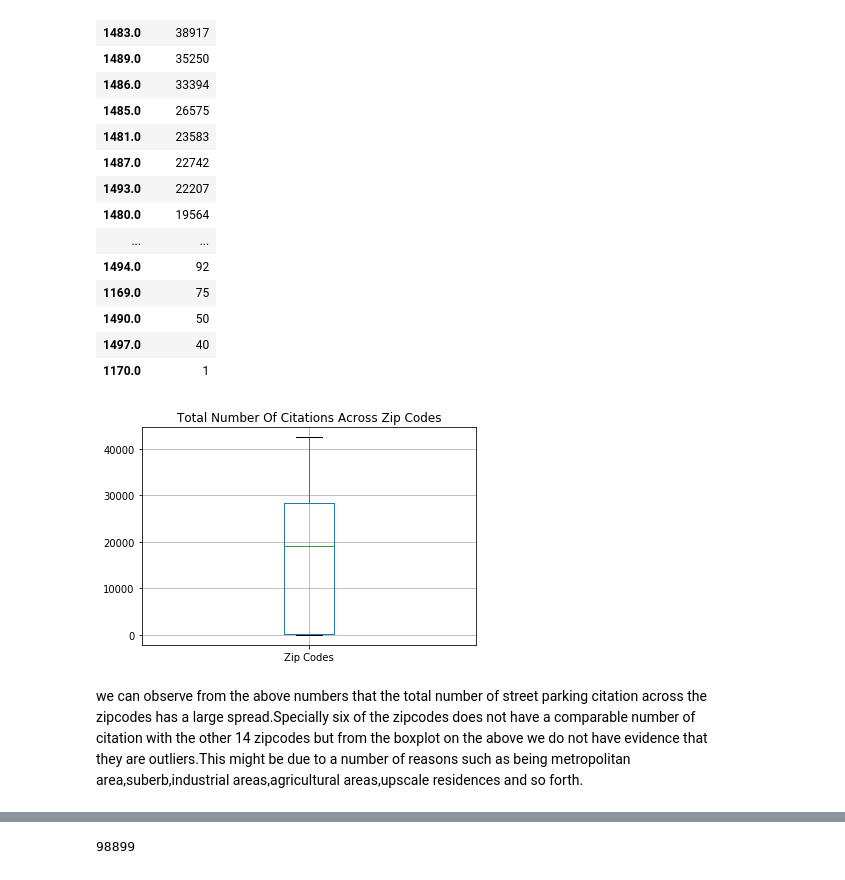
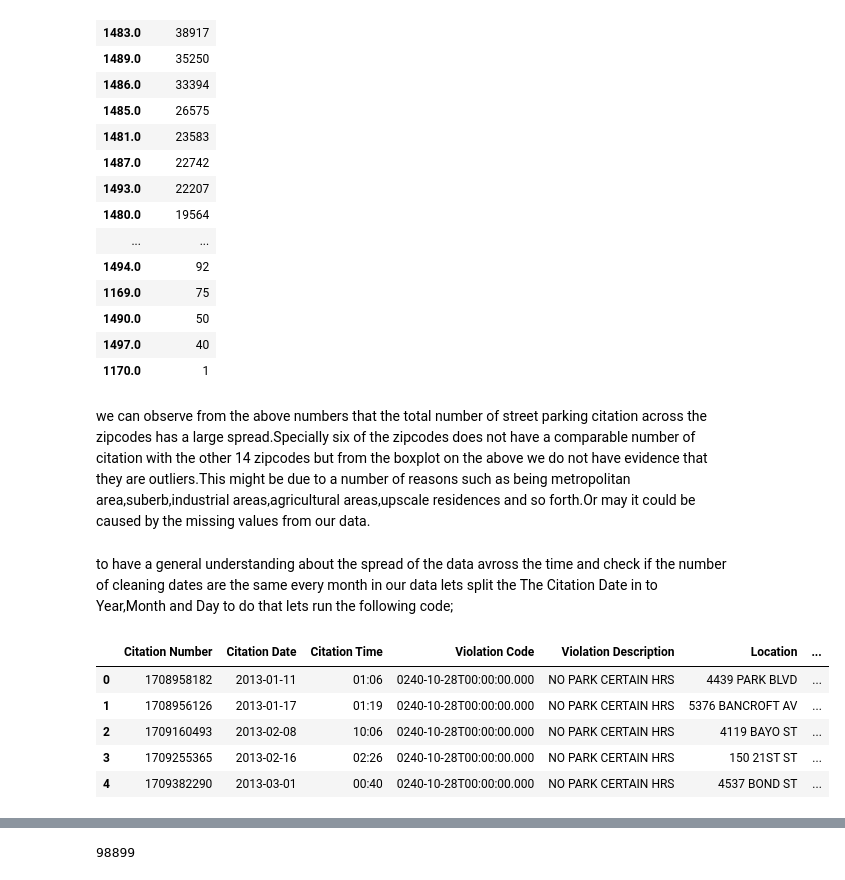
Before and after one commit to AmanuelKG/capstone_2, a Jupyter notebook: capstone_2.ipynb, the cells around one changed output, grey strips where cells are left out. Saved outputs shown, nothing was run; the diff lists cells and outputs as text; code cells hidden in the pictures.

Commit message:
initial submission was largely modified

```diff
--- a/capstone_2.ipynb
+++ b/capstone_2.ipynb
@@ -43,10 +62,20 @@ counts_data
 | 1490.0 | 50 |
 | 1497.0 | 40 |
 | 1170.0 | 1 |
-# %%
-counts_data.boxplot()
-plt.title('Total Number Of Citations Across Zip Codes');
-# %% [output]
-[figure, removed]
 # %% [markdown]
-we can observe from the above numbers that the total number of street parking citation across the zipcodes has a large spread.Specially six of the zipcodes does not have a comparable number of citation with the other 14 zipcodes but from the boxplot on the above we do not have evidence that they are outliers.This might be due to a number of reasons such as being metropolitan area,suberb,industrial areas,agricultural areas,upscale residences and so forth.
+we can observe from the above numbers that the total number of street parking citation across the zipcodes has a large spread.Specially six of the zipcodes does not have a comparable number of citation with the other 14 zipcodes but from the boxplot on the above we do not have evidence that they are outliers.This might be due to a number of reasons such as being metropolitan area,suberb,industrial areas,agricultural areas,upscale residences and so forth.Or may it could be caused by the missing values from our data.
+# %% [markdown]
+to have a general understanding about the spread of the data avross the time and check if the number of cleaning dates are the same every month in our data lets split the The Citation Date in to Year,Month and Day to do that lets run the following code;
+# %%
+data['Citation Date'] = pd.to_datetime(data['Citation Date'])
+data['month_of_date'] = data['Citation Date'].dt.month
+data['day_of_date'] = data['Citation Date'].dt.day
+data['year_of_date'] = data['Citation Date'].dt.year
+data.head()
+# %% [output]
+|  | Citation Number | Citation Date | Citation Time | Violation Code | Violation Description | Location | ... |
+| 0 | 1708958182 | 2013-01-11 | 01:06 | 0240-10-28T00:00:00.000 | NO PARK CERTAIN HRS | 4439 PARK BLVD | ... |
+| 1 | 1708956126 | 2013-01-17 | 01:19 | 0240-10-28T00:00:00.000 | NO PARK CERTAIN HRS | 5376 BANCROFT AV | ... |
+| 2 | 1709160493 | 2013-02-08 | 10:06 | 0240-10-28T00:00:00.000 | NO PARK CERTAIN HRS | 4119 BAYO ST | ... |
+| 3 | 1709255365 | 2013-02-16 | 02:26 | 0240-10-28T00:00:00.000 | NO PARK CERTAIN HRS | 150 21ST ST | ... |
+| 4 | 1709382290 | 2013-03-01 | 00:40 | 0240-10-28T00:00:00.000 | NO PARK CERTAIN HRS | 4537 BOND ST | ... |
```
Also changed, not shown: parts of 22 cells of this notebook.
